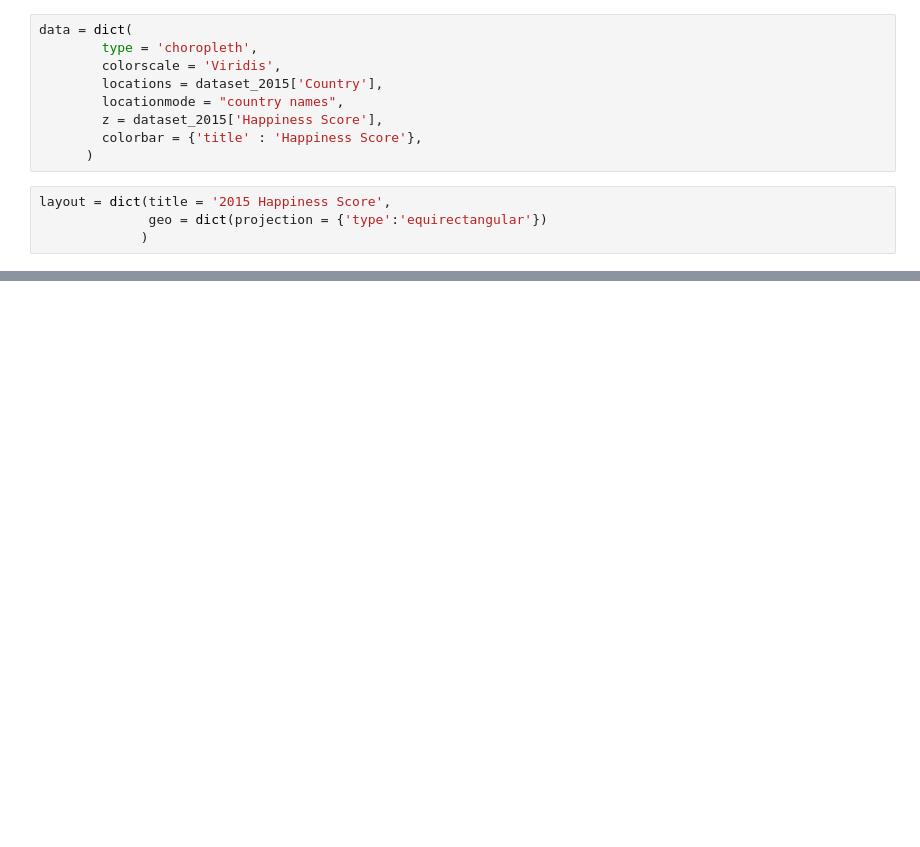
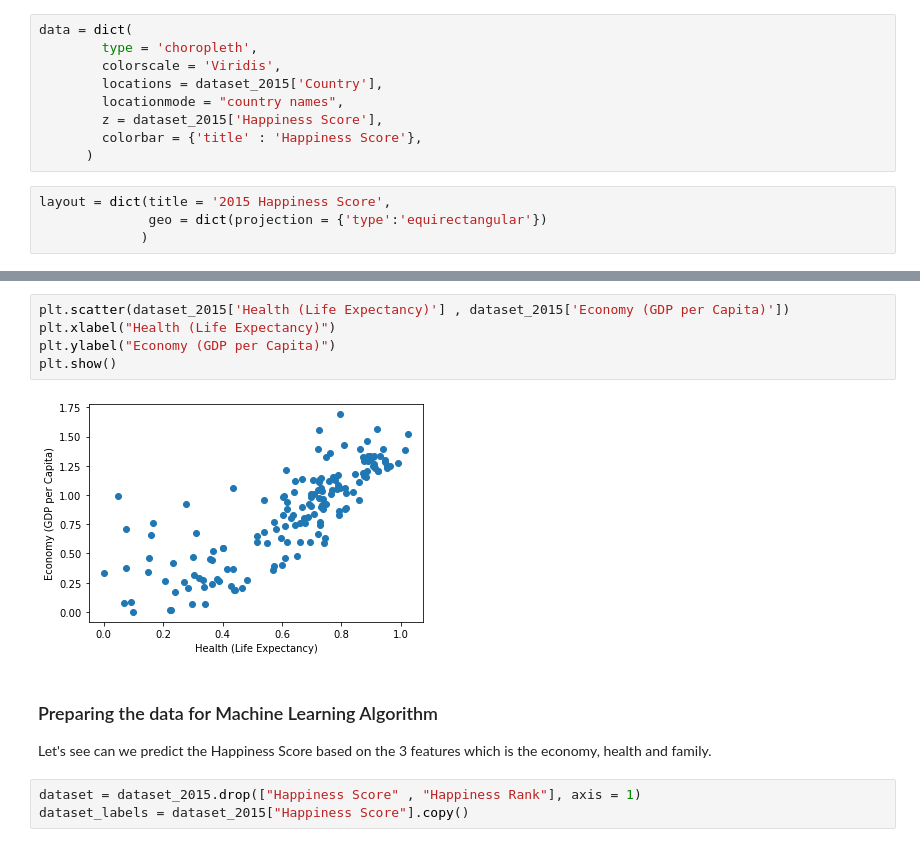
Before and after one commit to kaixuan98/world_happiness_report, a Jupyter notebook: happiness_EDA.ipynb, the cells around one changed output, grey strips where cells are left out. Saved outputs shown, nothing was run; the diff lists cells and outputs as text; blank space fills up the shorter version.

```diff
--- a/happiness_EDA.ipynb
+++ b/happiness_EDA.ipynb
@@ -301,0 +389,14 @@ iplot(choromap,validate=False)
+# %%
+plt.scatter(dataset_2015['Health (Life Expectancy)'] , dataset_2015['Economy (GDP per Capita)'])
+plt.xlabel("Health (Life Expectancy)")
+plt.ylabel("Economy (GDP per Capita)")
+plt.show()
+# %% [output]
+[figure, added]
+# %% [markdown]
+### Preparing the data for Machine Learning Algorithm
+
+Let's see can we predict the Happiness Score based on the 3 features which is the economy, health and family.
+# %%
+dataset = dataset_2015.drop(["Happiness Score" , "Happiness Rank"], axis = 1)
+dataset_labels = dataset_2015["Happiness Score"].copy()
```
Also changed, not shown: parts of 20 cells of this notebook.
